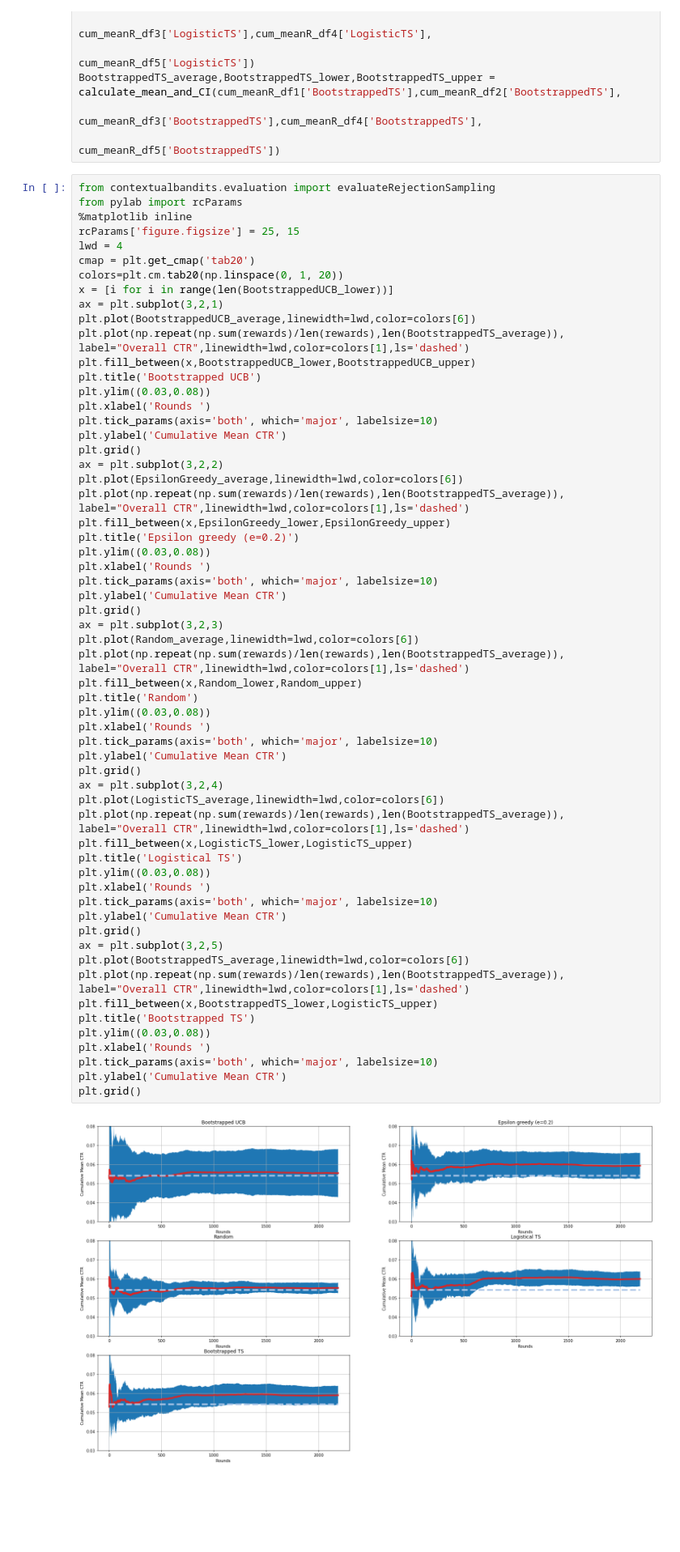
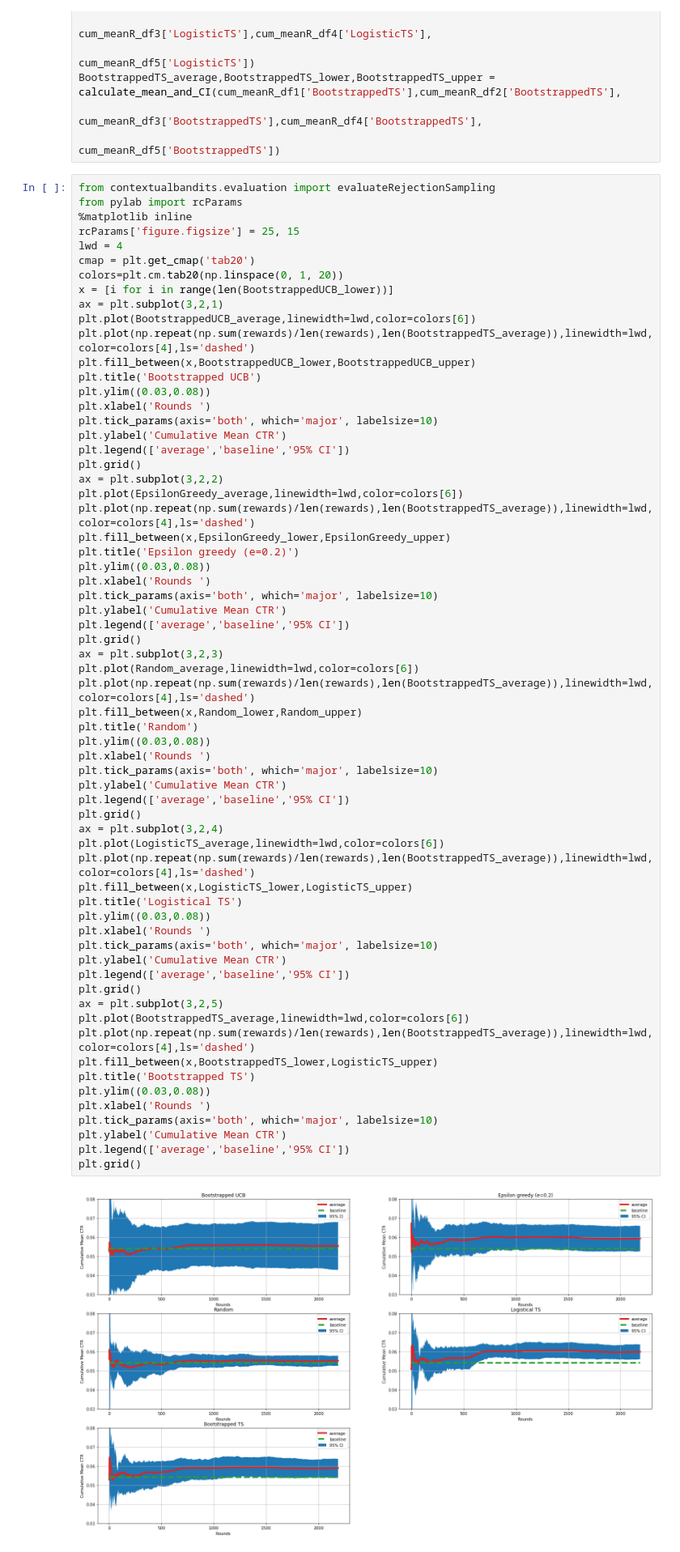
Before and after one commit to AlexSpacek/MAB_contextual, a Jupyter notebook: complex.ipynb, the cells around one changed output. Shown: that part at 81% size. Cells and saved outputs as stored; diff of their text form; blank space fills up the shorter version.

```diff
--- a/complex.ipynb
+++ b/complex.ipynb
@@ -345,53 +345,58 @@ colors=plt.cm.tab20(np.linspace(0, 1, 20))
 x = [i for i in range(len(BootstrappedUCB_lower))]
 ax = plt.subplot(3,2,1)
 plt.plot(BootstrappedUCB_average,linewidth=lwd,color=colors[6])
-plt.plot(np.repeat(np.sum(rewards)/len(rewards),len(BootstrappedTS_average)), label="Overall CTR",linewidth=lwd,color=colors[1],ls='dashed')
+plt.plot(np.repeat(np.sum(rewards)/len(rewards),len(BootstrappedTS_average)),linewidth=lwd,color=colors[4],ls='dashed')
 plt.fill_between(x,BootstrappedUCB_lower,BootstrappedUCB_upper)
 plt.title('Bootstrapped UCB')
 plt.ylim((0.03,0.08))
 plt.xlabel('Rounds ')
 plt.tick_params(axis='both', which='major', labelsize=10)
 plt.ylabel('Cumulative Mean CTR')
+plt.legend(['average','baseline','95% CI'])
 plt.grid()
 ax = plt.subplot(3,2,2)
 plt.plot(EpsilonGreedy_average,linewidth=lwd,color=colors[6])
-plt.plot(np.repeat(np.sum(rewards)/len(rewards),len(BootstrappedTS_average)), label="Overall CTR",linewidth=lwd,color=colors[1],ls='dashed')
+plt.plot(np.repeat(np.sum(rewards)/len(rewards),len(BootstrappedTS_average)),linewidth=lwd,color=colors[4],ls='dashed')
 plt.fill_between(x,EpsilonGreedy_lower,EpsilonGreedy_upper)
 plt.title('Epsilon greedy (e=0.2)')
 plt.ylim((0.03,0.08))
 plt.xlabel('Rounds ')
 plt.tick_params(axis='both', which='major', labelsize=10)
 plt.ylabel('Cumulative Mean CTR')
+plt.legend(['average','baseline','95% CI'])
 plt.grid()
 ax = plt.subplot(3,2,3)
 plt.plot(Random_average,linewidth=lwd,color=colors[6])
-plt.plot(np.repeat(np.sum(rewards)/len(rewards),len(BootstrappedTS_average)), label="Overall CTR",linewidth=lwd,color=colors[1],ls='dashed')
+plt.plot(np.repeat(np.sum(rewards)/len(rewards),len(BootstrappedTS_average)),linewidth=lwd,color=colors[4],ls='dashed')
 plt.fill_between(x,Random_lower,Random_upper)
 plt.title('Random')
 plt.ylim((0.03,0.08))
 plt.xlabel('Rounds ')
 plt.tick_params(axis='both', which='major', labelsize=10)
 plt.ylabel('Cumulative Mean CTR')
+plt.legend(['average','baseline','95% CI'])
 plt.grid()
 ax = plt.subplot(3,2,4)
 plt.plot(LogisticTS_average,linewidth=lwd,color=colors[6])
-plt.plot(np.repeat(np.sum(rewards)/len(rewards),len(BootstrappedTS_average)), label="Overall CTR",linewidth=lwd,color=colors[1],ls='dashed')
+plt.plot(np.repeat(np.sum(rewards)/len(rewards),len(BootstrappedTS_average)),linewidth=lwd,color=colors[4],ls='dashed')
 plt.fill_between(x,LogisticTS_lower,LogisticTS_upper)
 plt.title('Logistical TS')
 plt.ylim((0.03,0.08))
 plt.xlabel('Rounds ')
 plt.tick_params(axis='both', which='major', labelsize=10)
 plt.ylabel('Cumulative Mean CTR')
+plt.legend(['average','baseline','95% CI'])
 plt.grid()
 ax = plt.subplot(3,2,5)
 plt.plot(BootstrappedTS_average,linewidth=lwd,color=colors[6])
-plt.plot(np.repeat(np.sum(rewards)/len(rewards),len(BootstrappedTS_average)), label="Overall CTR",linewidth=lwd,color=colors[1],ls='dashed')
+plt.plot(np.repeat(np.sum(rewards)/len(rewards),len(BootstrappedTS_average)),linewidth=lwd,color=colors[4],ls='dashed')
 plt.fill_between(x,BootstrappedTS_lower,LogisticTS_upper)
 plt.title('Bootstrapped TS')
 plt.ylim((0.03,0.08))
 plt.xlabel('Rounds ')
 plt.tick_params(axis='both', which='major', labelsize=10)
 plt.ylabel('Cumulative Mean CTR')
+plt.legend(['average','baseline','95% CI'])
 plt.grid()
 # %% [output]
-[figure, old version]
+[figure, new version]
```
